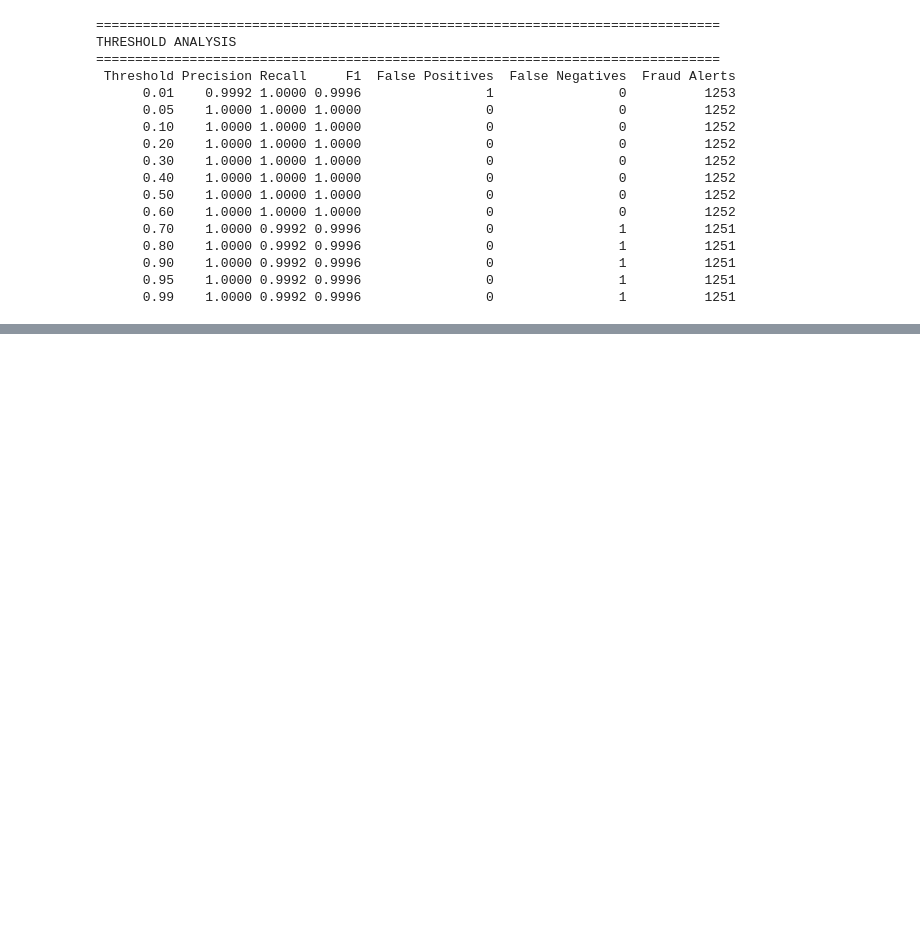
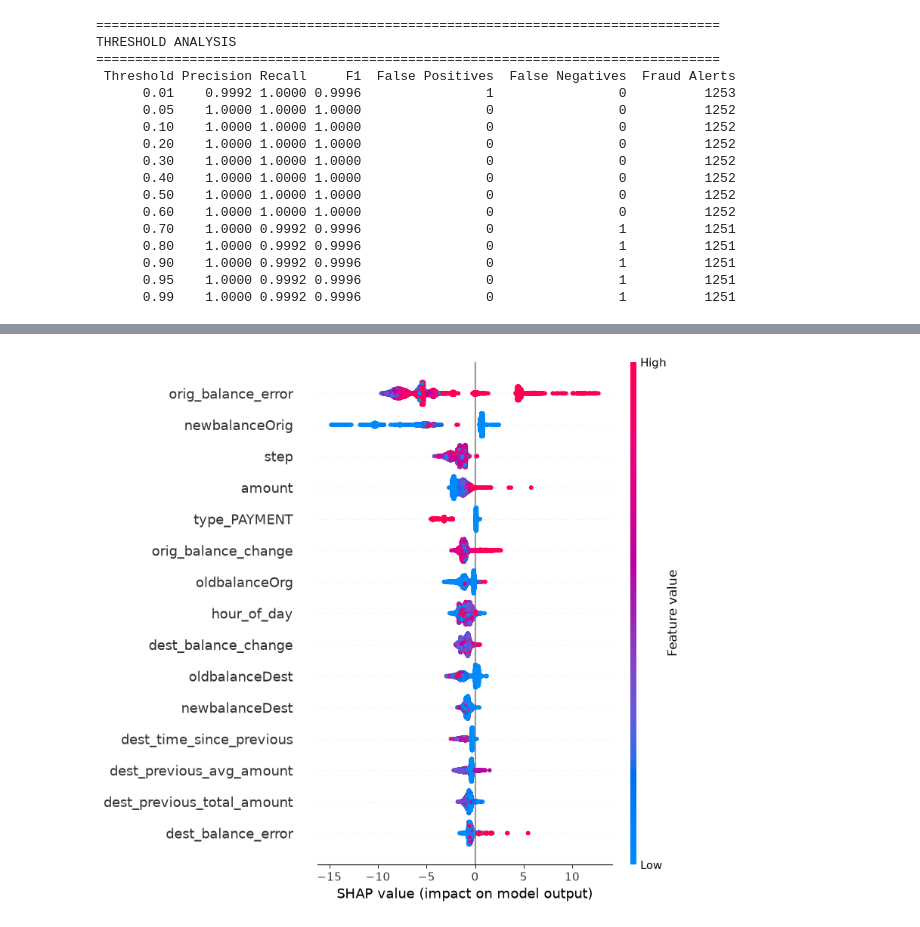
Before and after one commit to dawit-hopes/aI-financial-crime-intelligence, a Jupyter notebook: src/notebooks/o1_eda copy.ipynb, the cells around one changed output, grey strips where cells are left out. Drawn from its saved outputs; the diff is of its cells as text; code cells hidden in the pictures; blank space fills up the shorter version.

```diff
--- a/src/notebooks/o1_eda copy.ipynb
+++ b/src/notebooks/o1_eda copy.ipynb
@@ -1598,3 +1598,73 @@ THRESHOLD ANALYSIS
       0.90    1.0000 0.9992 0.9996                0                1          1251
       0.95    1.0000 0.9992 0.9996                0                1          1251
       0.99    1.0000 0.9992 0.9996                0                1          1251
+# %%
+# ============================================================
+# SHAP GLOBAL EXPLAINABILITY
+# ============================================================
+
+import matplotlib.pyplot as plt
+import numpy as np
+import pandas as pd
+import shap
+
+print("Preparing SHAP analysis...")
+
+# Sample the test set for efficient SHAP computation
+sample_size = min(10_000, len(X_test))
+
+X_shap = X_test.sample(
+    n=sample_size,
+    random_state=42
+)
+
+print(f"SHAP sample shape: {X_shap.shape}")
+
+# Create SHAP explainer for XGBoost
+explainer = shap.TreeExplainer(model)
+
+# Calculate SHAP values
+shap_values = explainer.shap_values(X_shap)
+
+print("SHAP values calculated.")
+print("Shape:", shap_values.shape)
+
+
+# ============================================================
+# GLOBAL FEATURE IMPORTANCE
+# ============================================================
+
+shap_importance = pd.DataFrame({
+    "Feature": X_shap.columns,
+    "Mean_Abs_SHAP": np.abs(shap_values).mean(axis=0)
+})
+
+shap_importance = (
+    shap_importance
+    .sort_values("Mean_Abs_SHAP", ascending=False)
+    .reset_index(drop=True)
+)
+
+print("\n" + "=" * 70)
+print("GLOBAL SHAP FEATURE IMPORTANCE")
+print("=" * 70)
+
+print(shap_importance.to_string(index=False))
+
+
+# ============================================================
+# SHAP SUMMARY PLOT
+# ============================================================
+
+plt.figure(figsize=(10, 8))
+
+shap.summary_plot(
+    shap_values,
+    X_shap,
+    max_display=15,
+    show=False
+)
+
+plt.tight_layout()
+plt.show()
+# %% [output]
@@ -1600,0 +1688 @@ THRESHOLD ANALYSIS
+[figure, added]
```
Also changed, not shown: parts of 5 cells of this notebook, 2 other files.
